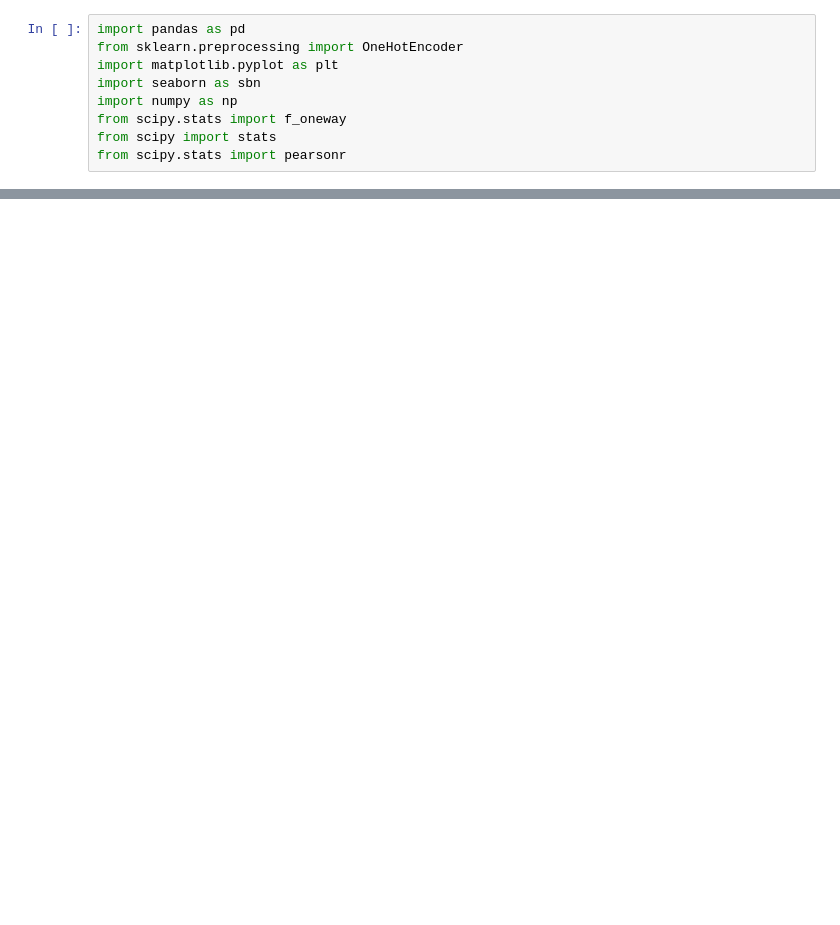
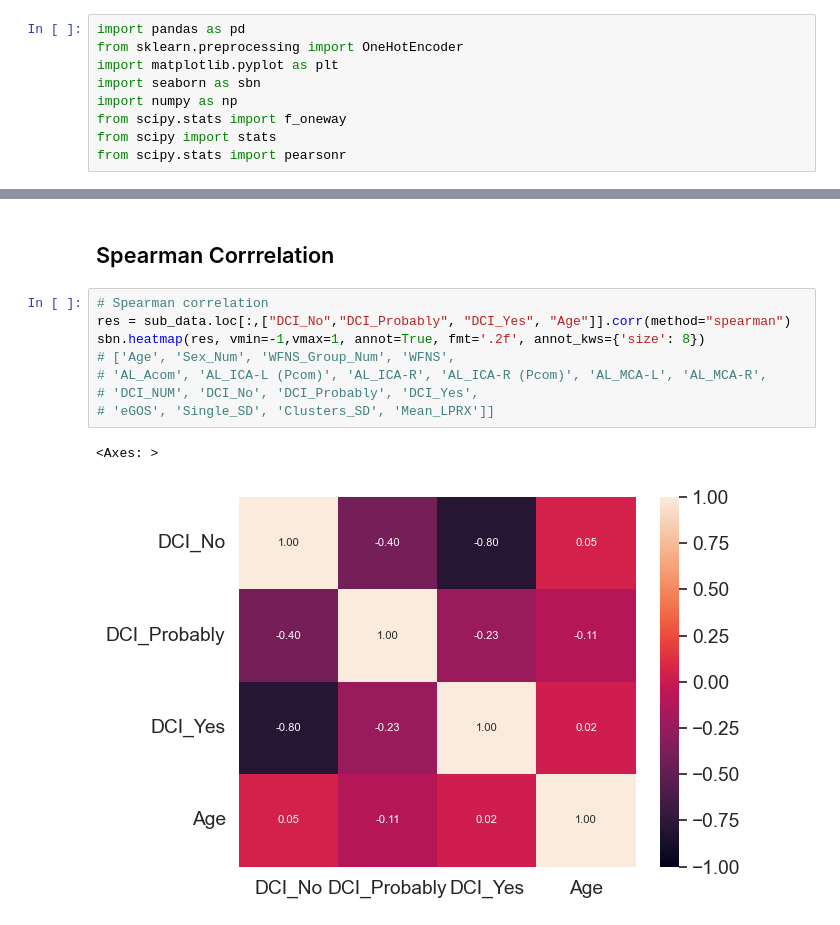
Before and after one commit to palolo02/ComputerVision, a Jupyter notebook: analysis.ipynb, the cells around one changed output, grey strips where cells are left out. Saved outputs shown, nothing was run; the diff lists cells and outputs as text; blank space fills up the shorter version.

```diff
--- a/analysis.ipynb
+++ b/analysis.ipynb
@@ -326,0 +147,13 @@ data
+# %% [markdown]
+## Spearman Corrrelation
+# %%
+# Spearman correlation
+res = sub_data.loc[:,["DCI_No","DCI_Probably", "DCI_Yes", "Age"]].corr(method="spearman")
+sbn.heatmap(res, vmin=-1,vmax=1, annot=True, fmt='.2f', annot_kws={'size': 8})
+# ['Age', 'Sex_Num', 'WFNS_Group_Num', 'WFNS',
+# 'AL_Acom', 'AL_ICA-L (Pcom)', 'AL_ICA-R', 'AL_ICA-R (Pcom)', 'AL_MCA-L', 'AL_MCA-R',
+# 'DCI_NUM', 'DCI_No', 'DCI_Probably', 'DCI_Yes',
+# 'eGOS', 'Single_SD', 'Clusters_SD', 'Mean_LPRX']]
+# %% [output]
+<Axes: >
+[figure, added]
```
Also changed, not shown: parts of 40 cells of this notebook, 1 other file.
